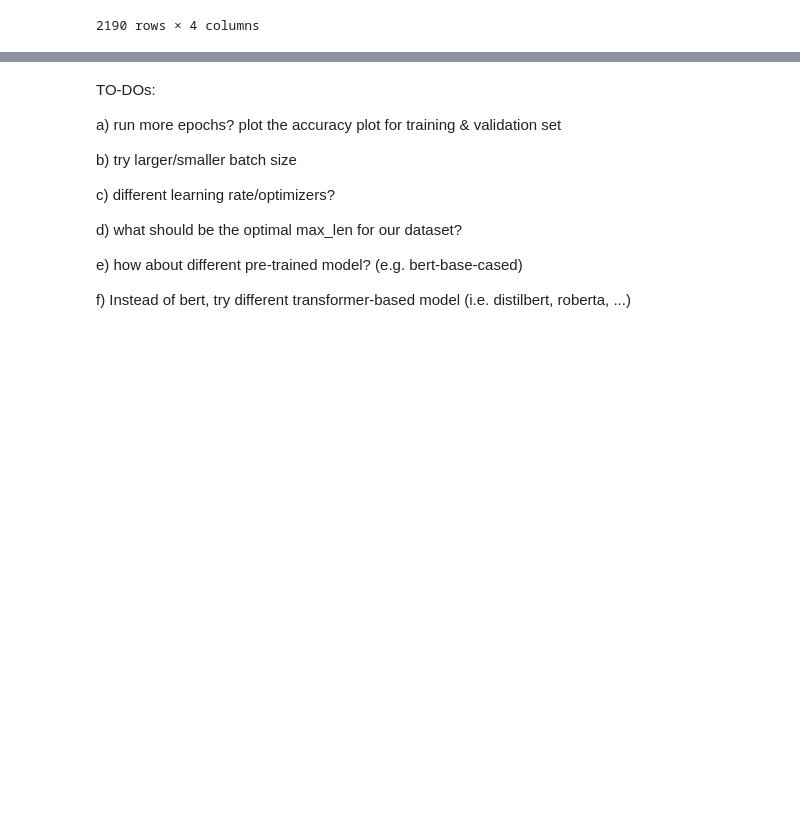
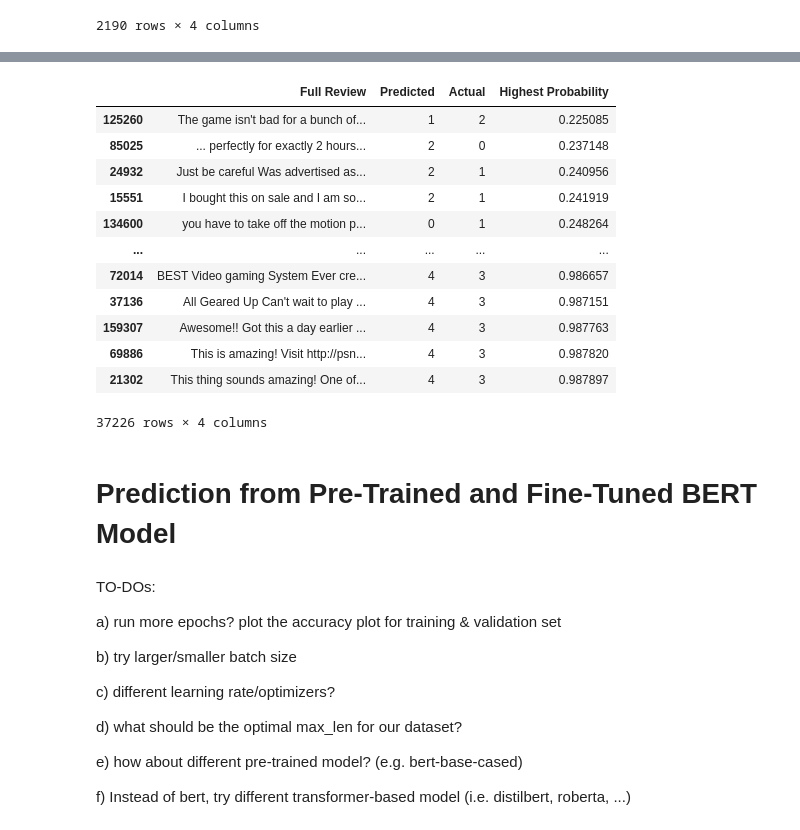
Before and after one commit to felix-datascience/amazon_sentiment_analysis, a Jupyter notebook: bert.ipynb, the cells around one changed output, grey strips where cells are left out. Cells and saved outputs as stored; diff of their text form; code cells hidden in the pictures; blank space fills up the shorter version.

```diff
--- a/bert.ipynb
+++ b/bert.ipynb
@@ -508,0 +805,10 @@ combined_df[combined_df['Highest Probability'] < 0.90].sort_values(by=['Highest
+# %%
+predictions_df = pd.DataFrame(np.argmax(pred_tuple[0], axis=1))
+actual_df = pd.DataFrame(pred_tuple[1])
+highest_probability = pd.DataFrame(pred_tuple[2]['test_highest_probability'])
+# %%
+X_test = pd.DataFrame(X_test)
+# %%
+combined_df = pd.concat([X_test, predictions_df, actual_df, highest_probability], axis=1, keys=['Full Review', 'Predictions', 'Actual Labels', 'Highest Probability'])
+# %%
+combined_df.columns = ['Full Review', 'Predicted', 'Actual', 'Highest Probability']
@@ -508,0 +817,19 @@ combined_df[combined_df['Highest Probability'] < 0.90].sort_values(by=['Highest
+# %%
+# all reviews where BERT fails to predict the star rating sorted by highest probability i.e. confidence of the model
+combined_df[combined_df['Predicted'] != combined_df['Actual']].sort_values(by=['Highest Probability'])
+# %% [output]
+|  | Full Review | Predicted | Actual | Highest Probability |
+| 125260 | The game isn't bad for a bunch of... | 1 | 2 | 0.225085 |
+| 85025 | ... perfectly for exactly 2 hours... | 2 | 0 | 0.237148 |
+| 24932 | Just be careful Was advertised as... | 2 | 1 | 0.240956 |
+| 15551 | I bought this on sale and I am so... | 2 | 1 | 0.241919 |
+| 134600 | you have to take off the motion p... | 0 | 1 | 0.248264 |
+| ... | ... | ... | ... | ... |
+| 72014 | BEST Video gaming System Ever cre... | 4 | 3 | 0.986657 |
+| 37136 | All Geared Up Can't wait to play ... | 4 | 3 | 0.987151 |
+| 159307 | Awesome!! Got this a day earlier ... | 4 | 3 | 0.987763 |
+| 69886 | This is amazing! Visit http://psn... | 4 | 3 | 0.987820 |
+| 21302 | This thing sounds amazing! One of... | 4 | 3 | 0.987897 |
+37226 rows × 4 columns
+# %% [markdown]
+# Prediction from Pre-Trained and Fine-Tuned BERT Model
```
Also changed, not shown: parts of 71 cells of this notebook.
